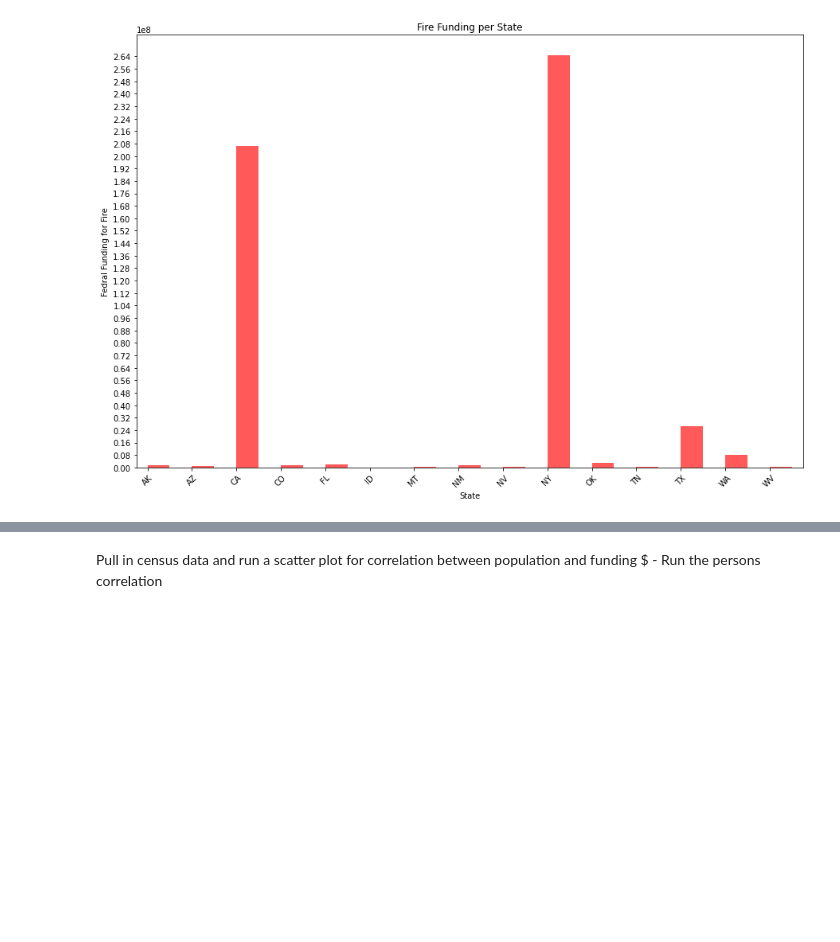
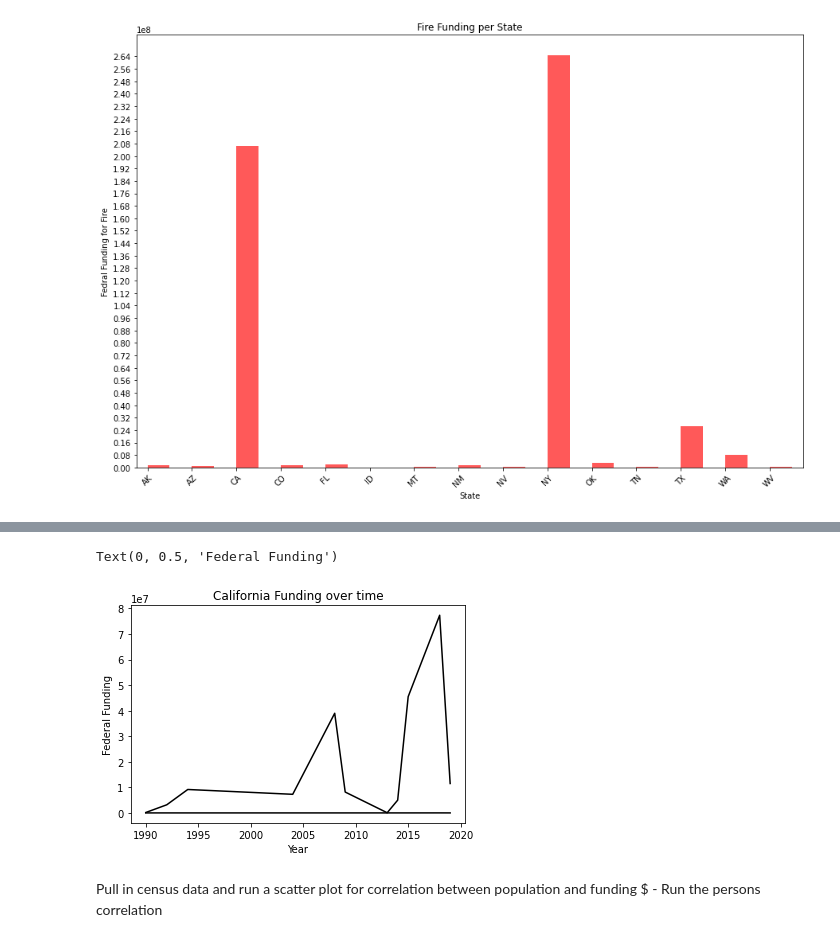
Before and after one commit to anPerger/project-1, a Jupyter notebook: Cleaning Data.ipynb, the cells around one changed output, grey strips where cells are left out. Drawn from its saved outputs; the diff is of its cells as text; code cells hidden in the pictures; blank space fills up the shorter version.

```diff
--- a/Cleaning Data.ipynb
+++ b/Cleaning Data.ipynb
@@ -179,0 +160,4 @@ Name: obligatedTotalAmount, dtype: float64
+# %%
+#merge the Fire Disaster Summary DF with the Hazard Summary DF to pull in financial data
+fire_state_funding = pd.merge(disaster_sum_fire, hazard_sum_clean, on='disasterNumber')
+fire_state_funding
@@ -189,0 +218,6 @@ plt.show()
+# %%
+#Isolate California's funding
+cal = fire_state_funding['state']=='CA'
+cal_year_funding = fire_state_funding[cal]
+cal_year_funding = cal_year_funding.groupby('fyDeclared').sum()
+cal_year_funding['obligatedTotalAmount']
@@ -190,2 +238,11 @@ plt.show()
+# %%
+#plot California's funding through the years
+ca_funding_time = plt.plot(cal_year_funding, color="black", label="California Funding over time")
+plt.title("California Funding over time")
+plt.xlabel("Year")
+plt.ylabel("Federal Funding")
+# %% [output]
+Text(0, 0.5, 'Federal Funding')
+[figure, added]
 # %% [markdown]
 Pull in census data and run a scatter plot for correlation between population and funding $ - Run the persons correlation
```
Also changed, not shown: parts of 16 cells of this notebook.
